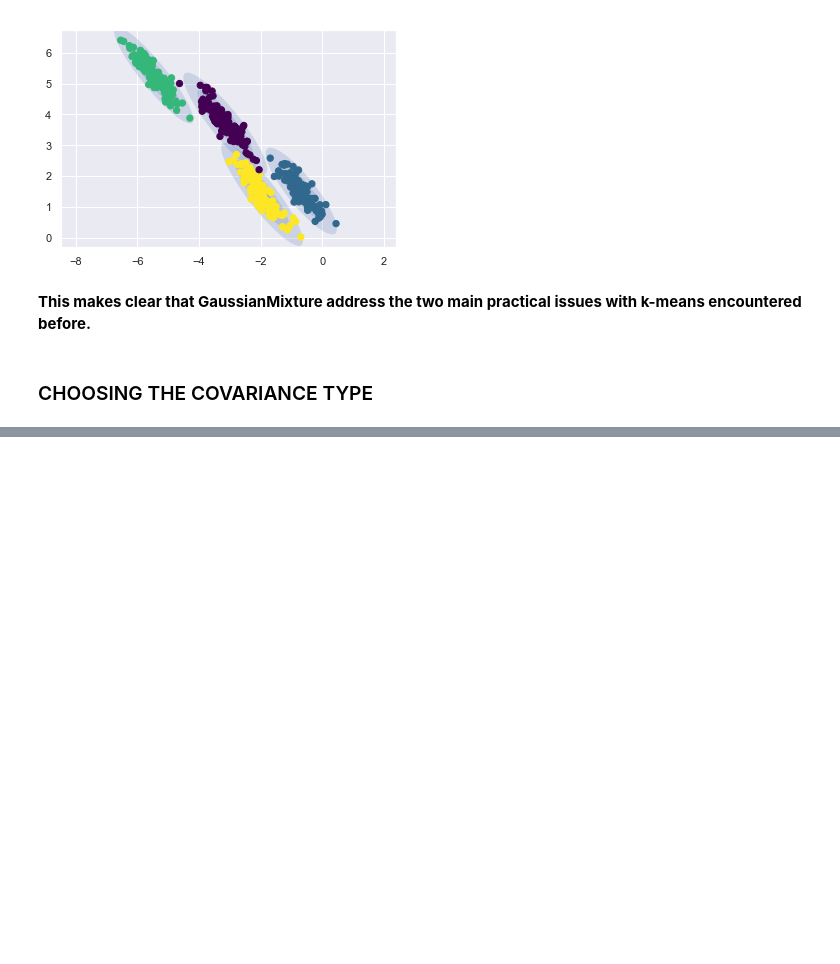
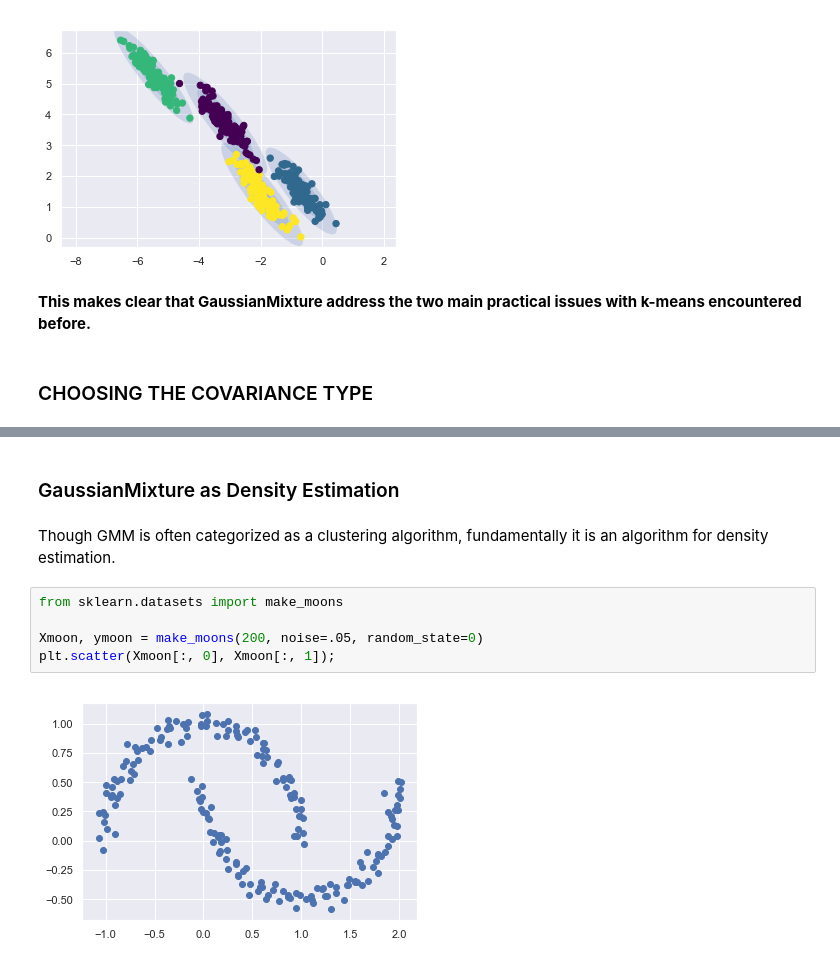
Before and after one commit to ozlerhakan/deep-learning-notes, a Jupyter notebook: Python Data Science Handbook/5-Machine-Learning-Contd-2.ipynb, the cells around one changed output, grey strips where cells are left out. Drawn from its saved outputs; the diff is of its cells as text; blank space fills up the shorter version.

```diff
--- a/Python Data Science Handbook/5-Machine-Learning-Contd-2.ipynb
+++ b/Python Data Science Handbook/5-Machine-Learning-Contd-2.ipynb
@@ -488,0 +493,11 @@ plot_gmm(gmm, X_stretched)
+# %% [markdown]
+### GaussianMixture as Density Estimation
+# %% [markdown]
+Though GMM is often categorized as a clustering algorithm, fundamentally it is an algorithm for density estimation.
+# %%
+from sklearn.datasets import make_moons
+
+Xmoon, ymoon = make_moons(200, noise=.05, random_state=0)
+plt.scatter(Xmoon[:, 0], Xmoon[:, 1]);
+# %% [output]
+[figure, added]
```
Also changed, not shown: parts of 71 cells of this notebook, 3 other files.
